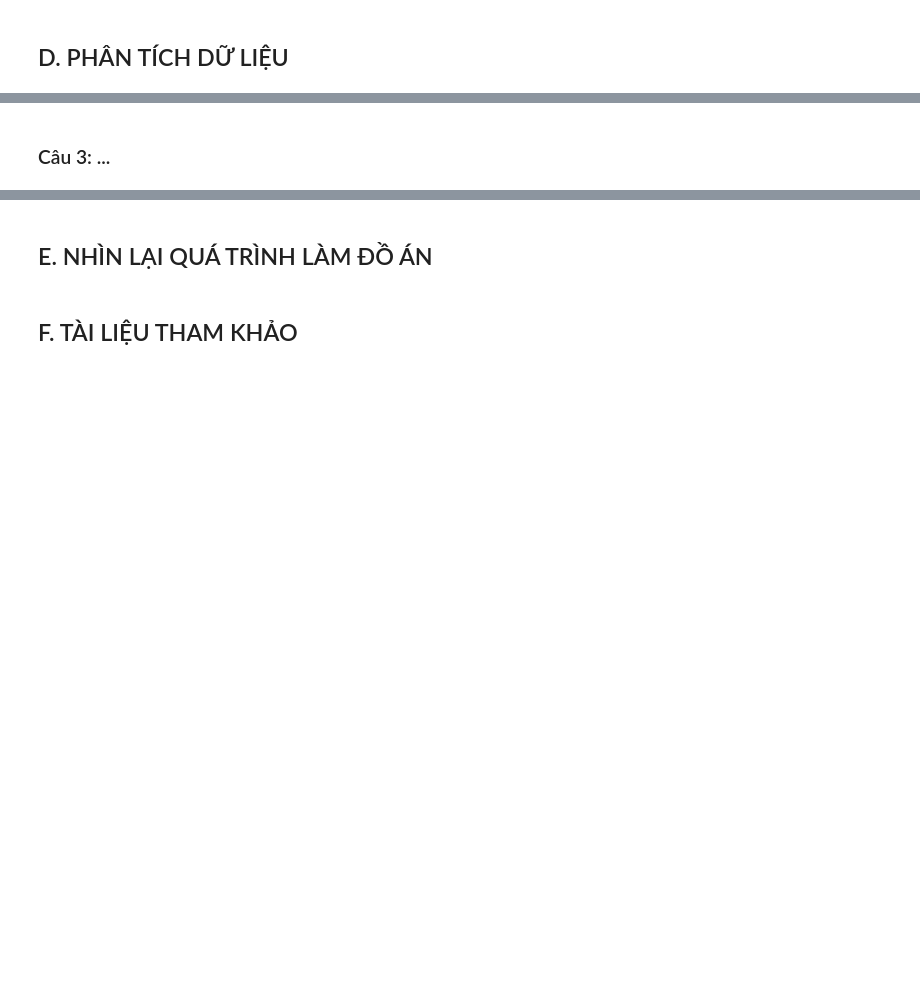
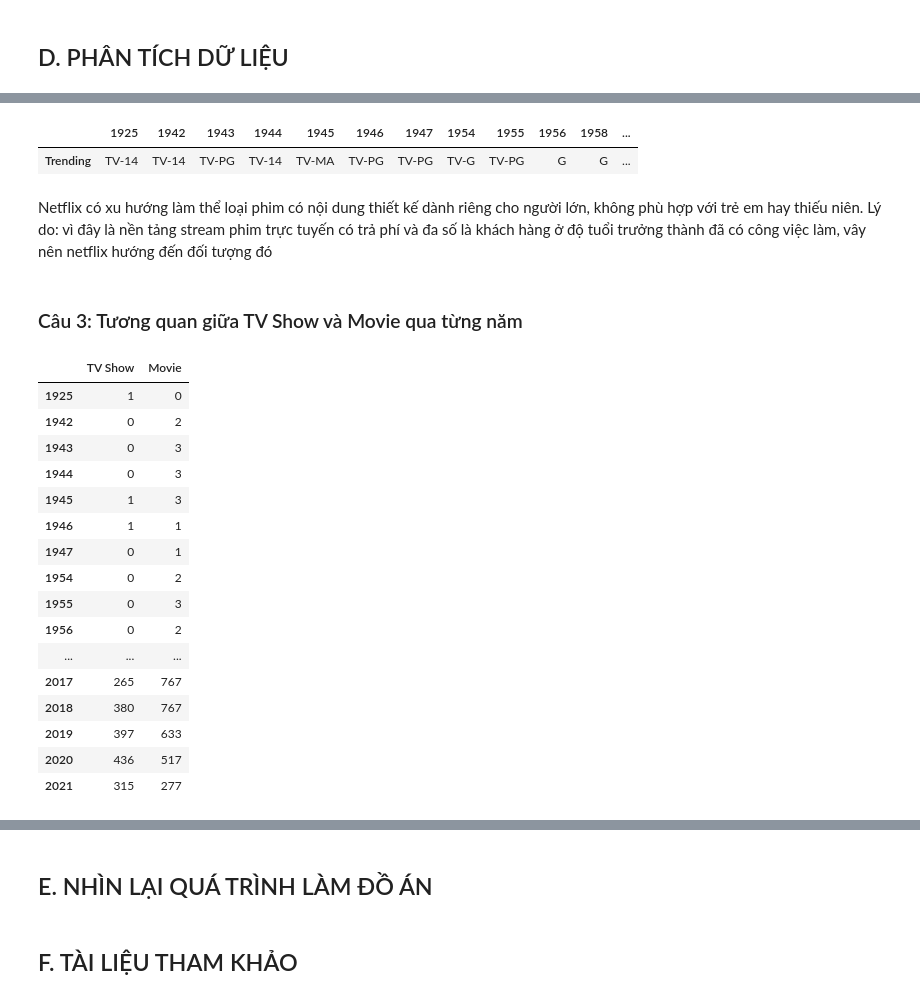
Before and after one commit to vt-khang/LTCKHDL-FinalProject, a Jupyter notebook: DNCK.ipynb, the cells around one changed output, grey strips where cells are left out. Drawn from its saved outputs; the diff is of its cells as text; code cells hidden in the pictures; blank space fills up the shorter version.

```diff
--- a/DNCK.ipynb
+++ b/DNCK.ipynb
@@ -204 +233,3 @@ cate_col_df
+# %%
+pd.reset_option('display.max_rows')
 # %% [markdown]
@@ -205,0 +237,10 @@ cate_col_df
+# %%
+def col_rating_release_year(year):
+    return netflix_df[netflix_df['release_year'] == year].loc[:,'rating'].value_counts()[:1].index
+list_top1_rating = list(map(col_rating_release_year,year))
+df_top1_rating = pd.DataFrame(list_top1_rating, columns = ['Trending'], index = year)
+pd.options.display.max_columns = 999
+df_top1_rating.T
+# %% [output]
+|  | 1925 | 1942 | 1943 | 1944 | 1945 | 1946 | 1947 | 1954 | 1955 | 1956 | 1958 | ... |
+| Trending | TV-14 | TV-14 | TV-PG | TV-14 | TV-MA | TV-PG | TV-PG | TV-G | TV-PG | G | G | ... |
@@ -206,2 +249,30 @@ cate_col_df
+# %% [markdown]
+Netflix có xu hướng làm thể loại phim có nội dung thiết kế dành riêng cho người lớn, không phù hợp với trẻ em hay thiếu niên.
+Lý do: vì đây là nền tảng stream phim trực tuyến có trả phí và đa số là khách hàng ở độ tuổi trưởng thành đã có công việc làm, vây nên netflix hướng đến đối tượng đó
 # %% [markdown]
-### Câu 3: ...
+### Câu 3: Tương quan giữa TV Show và Movie qua từng năm
+# %%
+def col_type_release_year(year):
+    return netflix_df[netflix_df['release_year'] == year]['type'].value_counts().sort_index()
+list_type = list(map(col_type_release_year, year))
+df_type = pd.DataFrame(list_type, index = year).replace(np.nan, 0).astype(int)
+pd.options.display.max_rows = 999
+df_type
+# %% [output]
+|  | TV Show | Movie |
+| 1925 | 1 | 0 |
+| 1942 | 0 | 2 |
+| 1943 | 0 | 3 |
+| 1944 | 0 | 3 |
+| 1945 | 1 | 3 |
+| 1946 | 1 | 1 |
+| 1947 | 0 | 1 |
+| 1954 | 0 | 2 |
+| 1955 | 0 | 3 |
+| 1956 | 0 | 2 |
+| ... | ... | ... |
+| 2017 | 265 | 767 |
+| 2018 | 380 | 767 |
+| 2019 | 397 | 633 |
+| 2020 | 436 | 517 |
+| 2021 | 315 | 277 |
```
Also changed, not shown: parts of 10 cells of this notebook.
